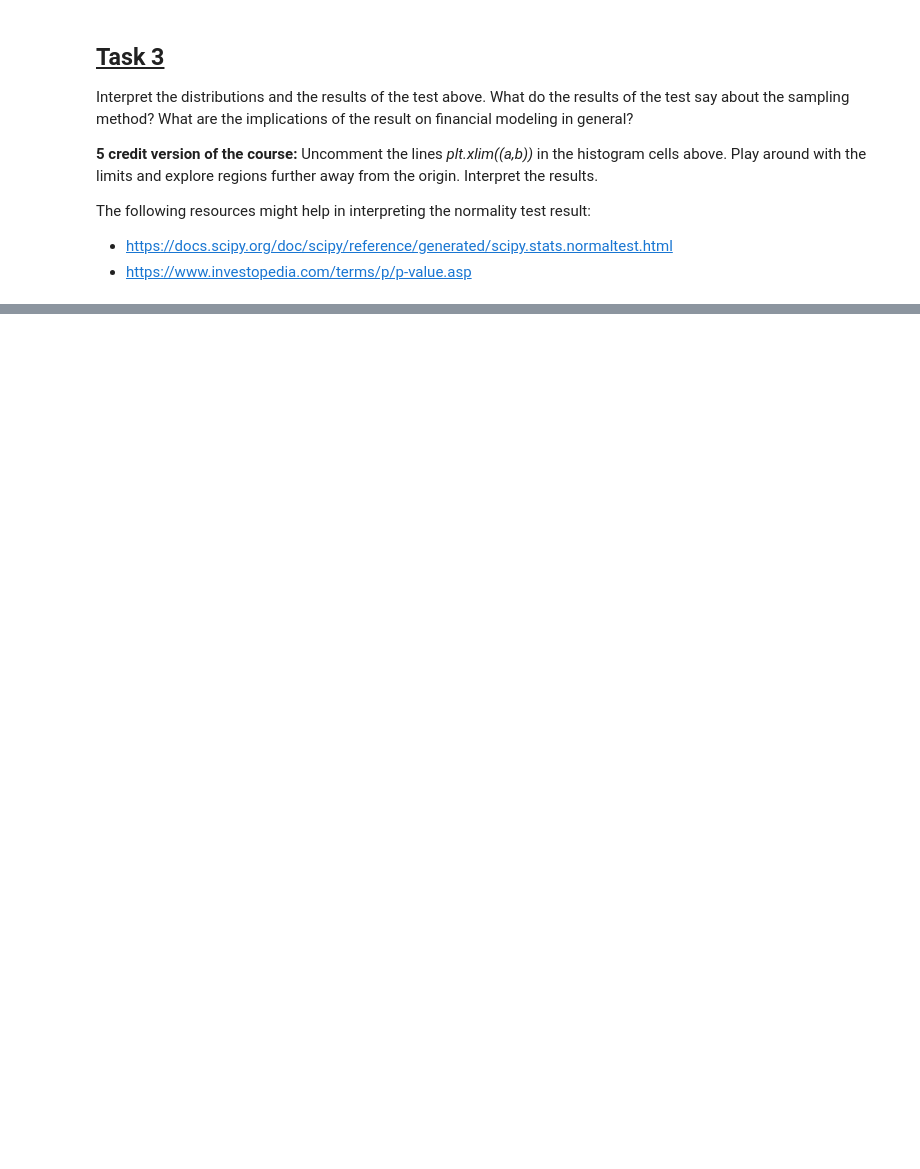
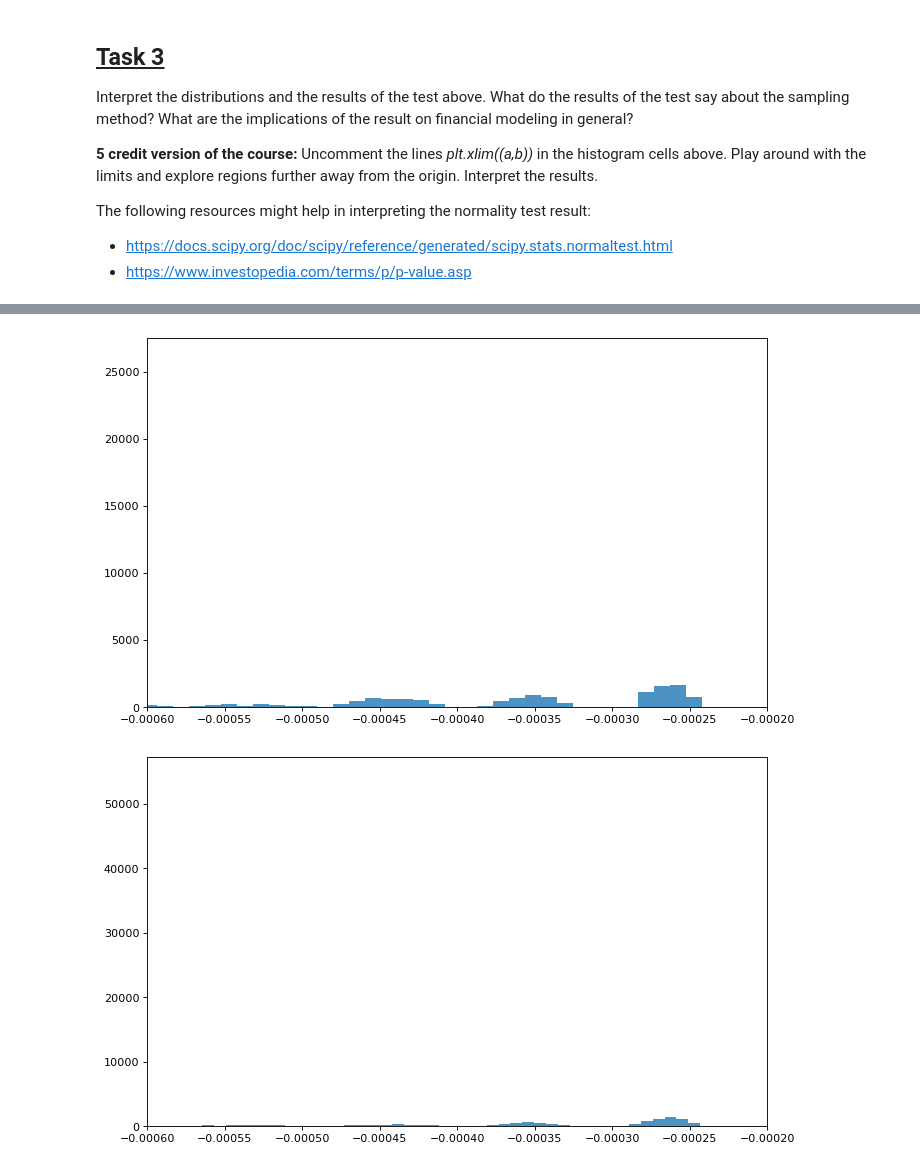
Before and after one commit to temef/FIRMA_ml, a Jupyter notebook: Exercise2/Exercise 2A+2B/exercise_2A.ipynb, the cells around one changed output, grey strips where cells are left out. Cells and saved outputs as stored; diff of their text form; code cells hidden in the pictures; blank space fills up the shorter version.

```diff
--- a/Exercise2/Exercise 2A+2B/exercise_2A.ipynb
+++ b/Exercise2/Exercise 2A+2B/exercise_2A.ipynb
@@ -378,0 +425,21 @@ The following resources might help in interpreting the normality test result:
+# %%
+a = -0.0006
+b = -0.0002
+
+plt.figure(figsize=(10, 6), dpi=80)
+plt.hist(np.diff(np.log(tick_bars['price'])), bins='auto', density=True, alpha=0.8)
+plt.xlim((a, b))
+plt.show()
+
+plt.figure(figsize=(10, 6), dpi=80)
+plt.hist(np.diff(np.log(volume_bars['price'])), bins='auto', density=True, alpha=0.8)
+plt.xlim((a, b))
+plt.show()
+
+plt.figure(figsize=(10, 6), dpi=80)
+plt.hist(np.diff(np.log(dollar_bars['price'])), bins='auto', density=True, alpha=0.8)
+plt.xlim((a, b))
+plt.show()
+# %% [output]
+[figure, added]
+[figure, added]
```
Also changed, not shown: parts of 20 cells of this notebook.
